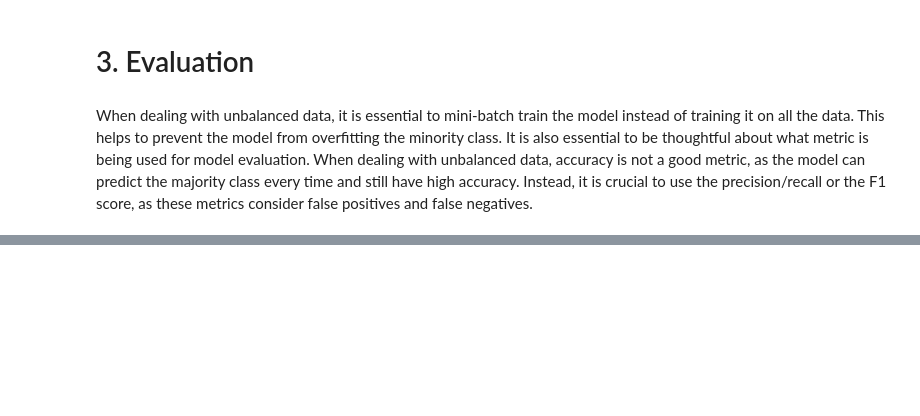
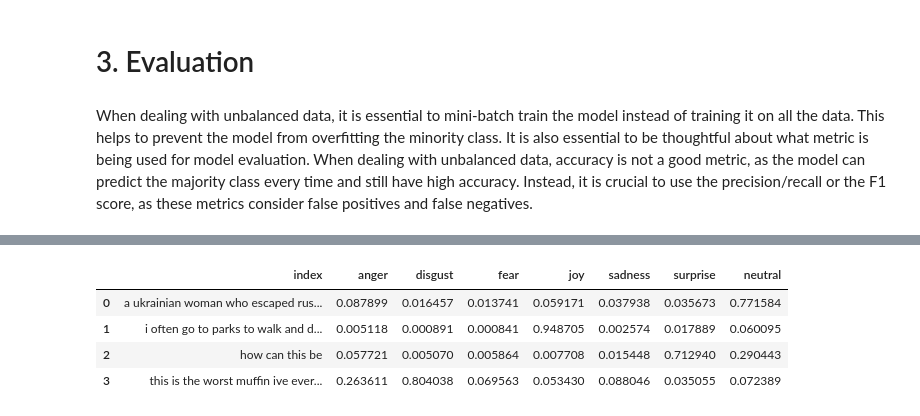
Before and after one commit to vineetver/Text2Emotion, a Jupyter notebook: Textual_emotion_detection.ipynb, the cells around one changed output, grey strips where cells are left out. Saved outputs shown, nothing was run; the diff lists cells and outputs as text; code cells hidden in the pictures; blank space fills up the shorter version.

```diff
--- a/Textual_emotion_detection.ipynb
+++ b/Textual_emotion_detection.ipynb
@@ -496,0 +538,2 @@ pd.concat([results, means], axis=0)
+# %%
+THRESHOLD = 0.39
@@ -496,0 +542,36 @@ pd.concat([results, means], axis=0)
+# %%
+def pred(text, model, THRESHOLD):
+
+    text = [clean_text(text) for text in text]
+
+    tokenized = tokenizer(
+        text = text,
+        add_special_tokens = True,
+        max_length = max_length,
+        padding = 'max_length',
+        truncation = True,
+        return_tensors = 'tf',
+        return_attention_mask = True,
+        return_token_type_ids = True
+    )
+
+    tf_test = {'input_ids': tokenized['input_ids'], 'attention_mask': tokenized['attention_mask'], 'token_type_ids': tokenized['token_type_ids']}
+
+    pred = model.predict(tf_test)
+
+    probabilities = pred
+    probabilities = pd.DataFrame(probabilities, columns=ekman_map.keys())
+    probabilities.index = text
+    probabilities.reset_index(inplace=True)
+
+    pred = np.where(pred > THRESHOLD, 1, 0)
+
+    pred = pd.DataFrame(pred, columns=ekman_map.keys())
+    pred['emotion'] = pred.iloc[:, 1:].idxmax(axis=1)
+    pred.drop(columns=emotions, inplace=True)
+    pred.index = text
+    pred.reset_index(inplace=True)
+
+    return pred, probabilities
+# %%
+result, probabilities = pred(['A Ukrainian woman who escaped Russias assault on Mariupol says troops were targeting apartment buildings as if they were playing a computer game', 'I often go to parks to walk and destress and enjoy nature', 'How can this be', 'This is the worst muffin ive ever had'], model, THRESHOLD)
@@ -496,0 +586,8 @@ pd.concat([results, means], axis=0)
+# %%
+probabilities
+# %% [output]
+|  | index | anger | disgust | fear | joy | sadness | surprise | neutral |
+| 0 | a ukrainian woman who escaped rus... | 0.087899 | 0.016457 | 0.013741 | 0.059171 | 0.037938 | 0.035673 | 0.771584 |
+| 1 | i often go to parks to walk and d... | 0.005118 | 0.000891 | 0.000841 | 0.948705 | 0.002574 | 0.017889 | 0.060095 |
+| 2 | how can this be | 0.057721 | 0.005070 | 0.005864 | 0.007708 | 0.015448 | 0.712940 | 0.290443 |
+| 3 | this is the worst muffin ive ever... | 0.263611 | 0.804038 | 0.069563 | 0.053430 | 0.088046 | 0.035055 | 0.072389 |
```
Also changed, not shown: parts of 16 cells of this notebook, 1 other file.
